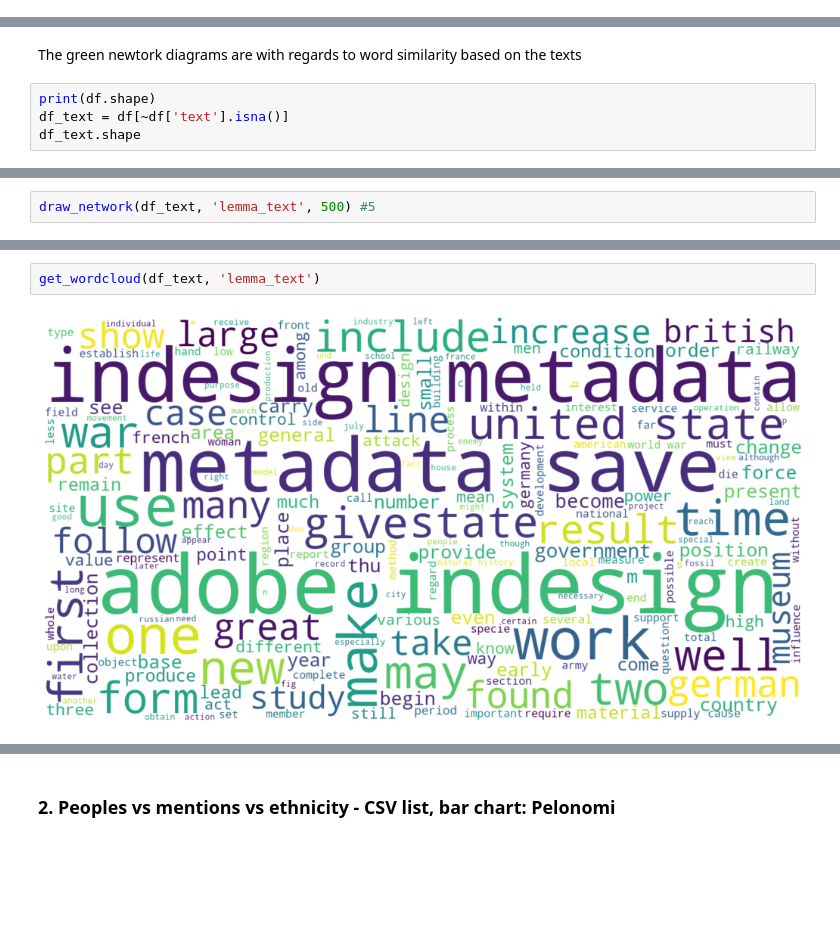
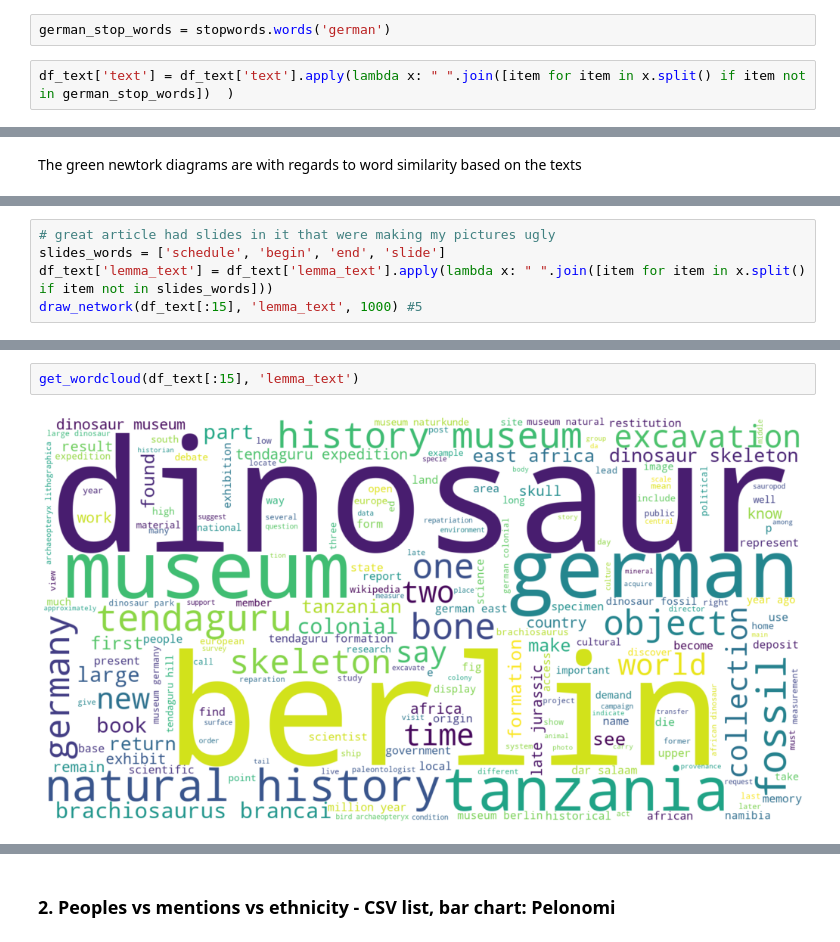
Before and after one commit to TamatiB/restitution_africa2021, a Jupyter notebook: scrape_crawl/Tendaguru_Vizs_PM.ipynb, the cells around one changed output, grey strips where cells are left out. Cells and saved outputs as stored; diff of their text form; blank space fills up the shorter version.

```diff
--- a/scrape_crawl/Tendaguru_Vizs_PM.ipynb
+++ b/scrape_crawl/Tendaguru_Vizs_PM.ipynb
@@ -285,0 +383,4 @@ df = pd.read_csv('data/td_google_content313.csv', index_col=0)
+# %%
+german_stop_words = stopwords.words('german')
+# %%
+df_text['text'] = df_text['text'].apply(lambda x: " ".join([item for item in x.split() if item not in german_stop_words])  )
@@ -287,7 +392,3 @@ df = pd.read_csv('data/td_google_content313.csv', index_col=0)
 ### 1. Keywords - Network diagram: Pelonomi
 # %% [markdown]
 The green newtork diagrams are with regards to word similarity based on the texts
-# %%
-print(df.shape)
-df_text = df[~df['text'].isna()]
-df_text.shape
@@ -305,3 +403,6 @@ time taken to clean tweets: 332.7900478839874s. Use the [lemma_text] column to p
 # %%
-draw_network(df_text, 'lemma_text', 500) #5
+# great article had slides in it that were making my pictures ugly
+slides_words = ['schedule', 'begin', 'end', 'slide']
+df_text['lemma_text'] = df_text['lemma_text'].apply(lambda x: " ".join([item for item in x.split() if item not in slides_words]))
+draw_network(df_text[:15], 'lemma_text', 1000) #5
 # %% [output]
@@ -315,4 +414,4 @@ draw_cooccur_network(df_not_nan, 30,'lemma_text', 'Networks of co-occurring word
 # %%
-get_wordcloud(df_text, 'lemma_text')
+get_wordcloud(df_text[:15], 'lemma_text')
 # %% [output]
-[figure, old version]
+[figure, new version]
```
Also changed, not shown: parts of 38 cells of this notebook, 8 other files.
